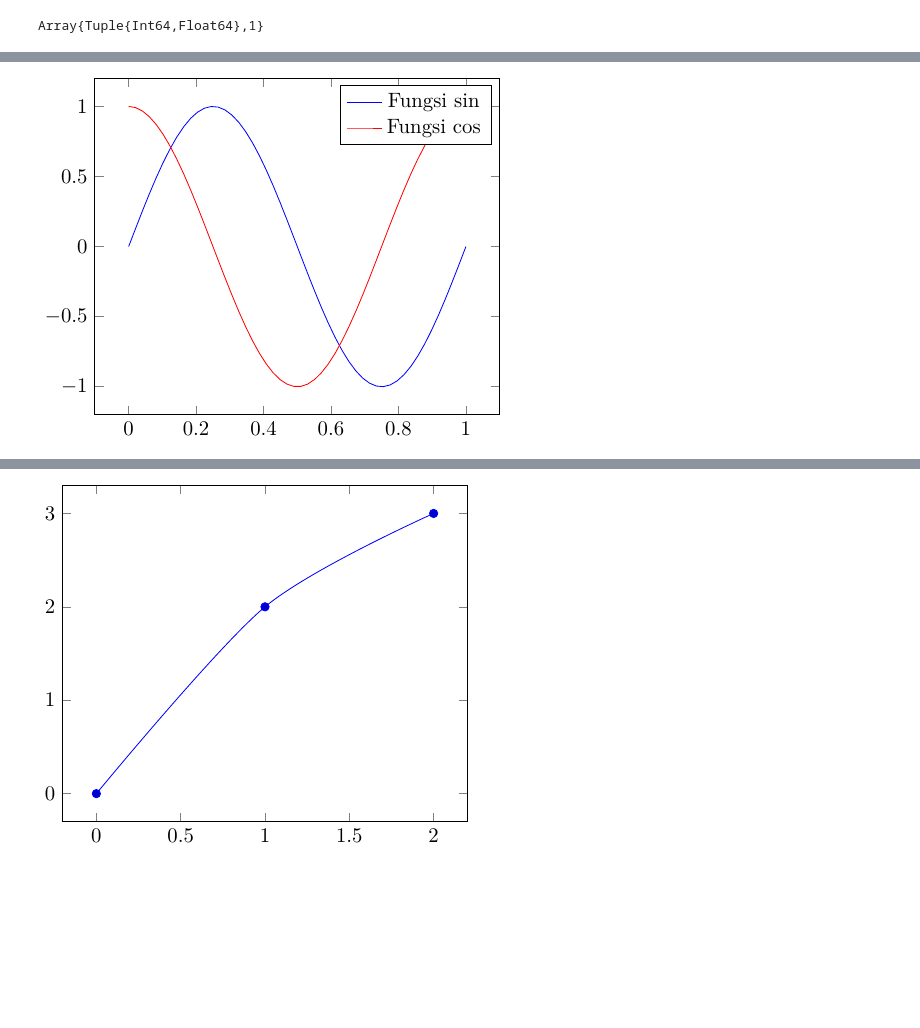
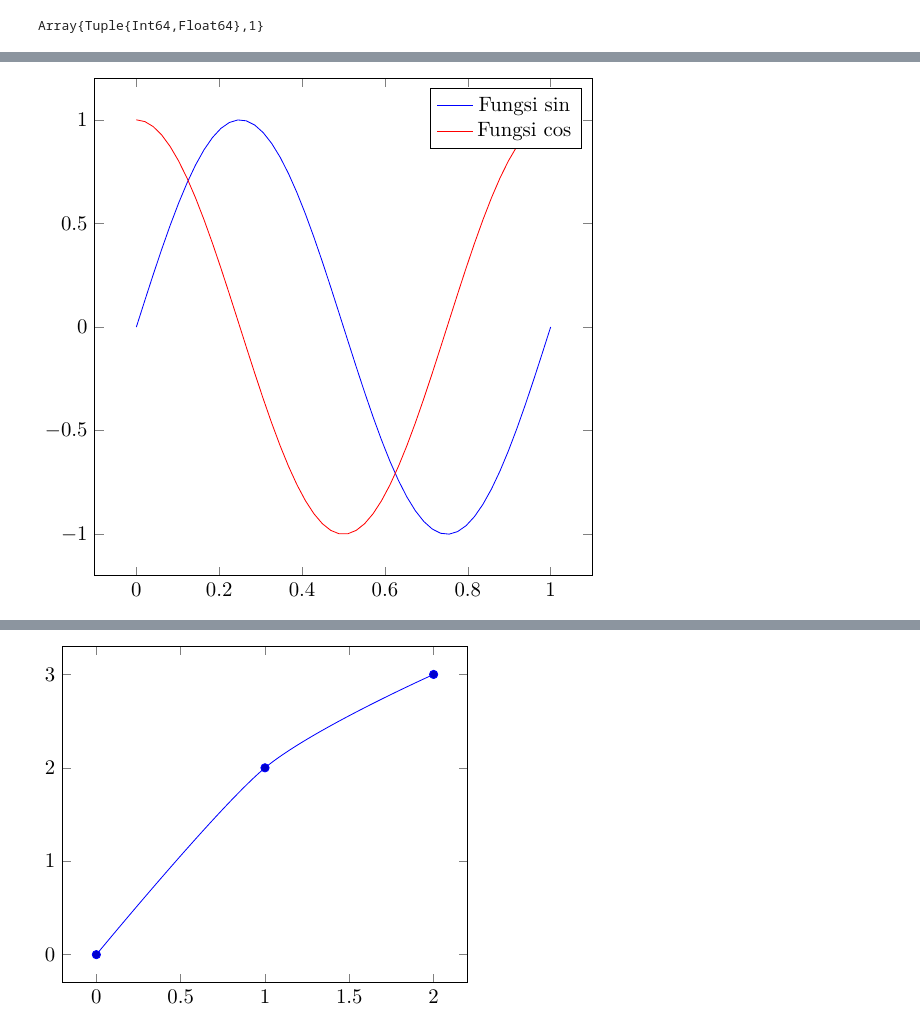
Before and after one commit to f-fathurrahman/ffr-julia-stuffs, a Jupyter notebook: PGFPlotsX/Examples_PGFPlotsX.ipynb, the cells around one changed output, grey strips where cells are left out. Cells and saved outputs as stored; diff of their text form; code cells hidden in the pictures; blank space fills up the shorter version.

```diff
--- a/PGFPlotsX/Examples_PGFPlotsX.ipynb
+++ b/PGFPlotsX/Examples_PGFPlotsX.ipynb
@@ -93,13 +90,13 @@ c2 = Coordinates(x,y2);
 # %%
 @pgf Axis(
-    {no_markers},
+    {no_markers, height="10cm", width="10cm"},
     PlotInc(c),
     LegendEntry("Fungsi sin"),
     PlotInc(c2),
     LegendEntry("Fungsi cos"),
 )
 # %% [output]
-[figure, old version]
+[figure, new version]
 # %%
 @pgf Axis(
     {
```
Also changed, not shown: parts of 13 cells of this notebook.
